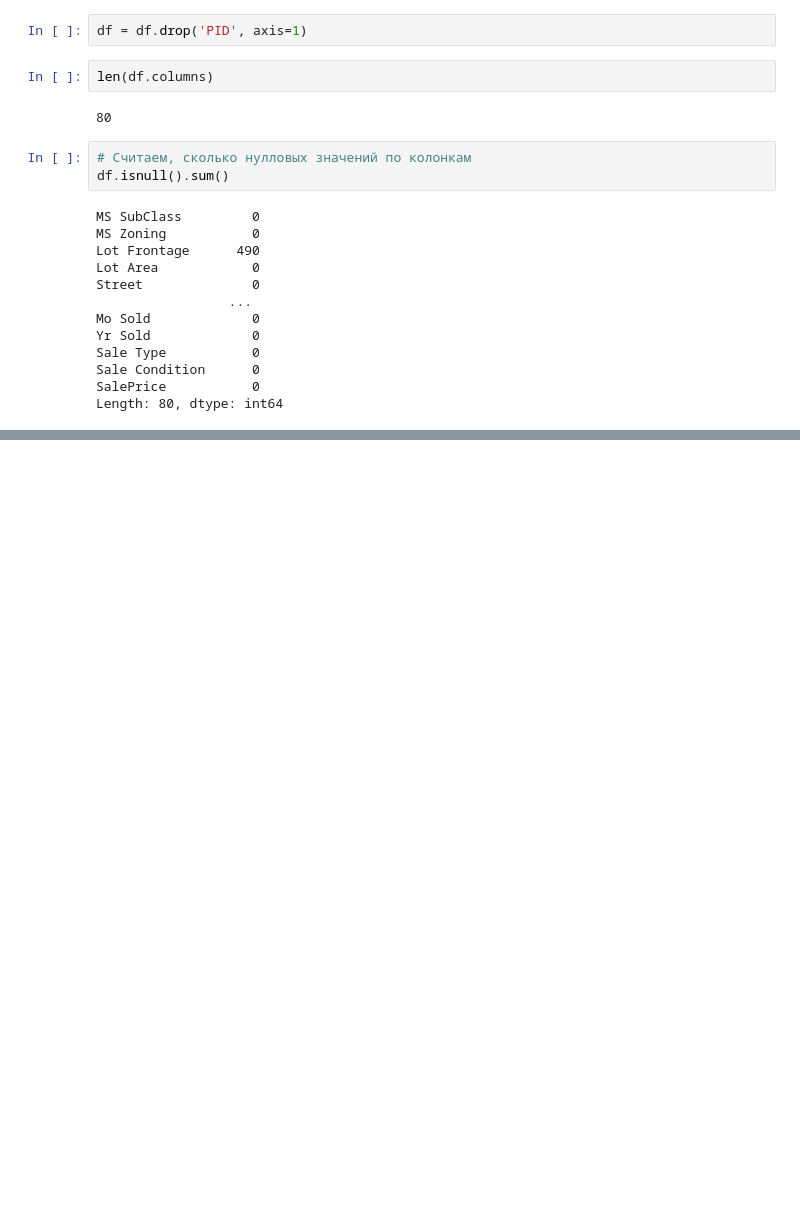
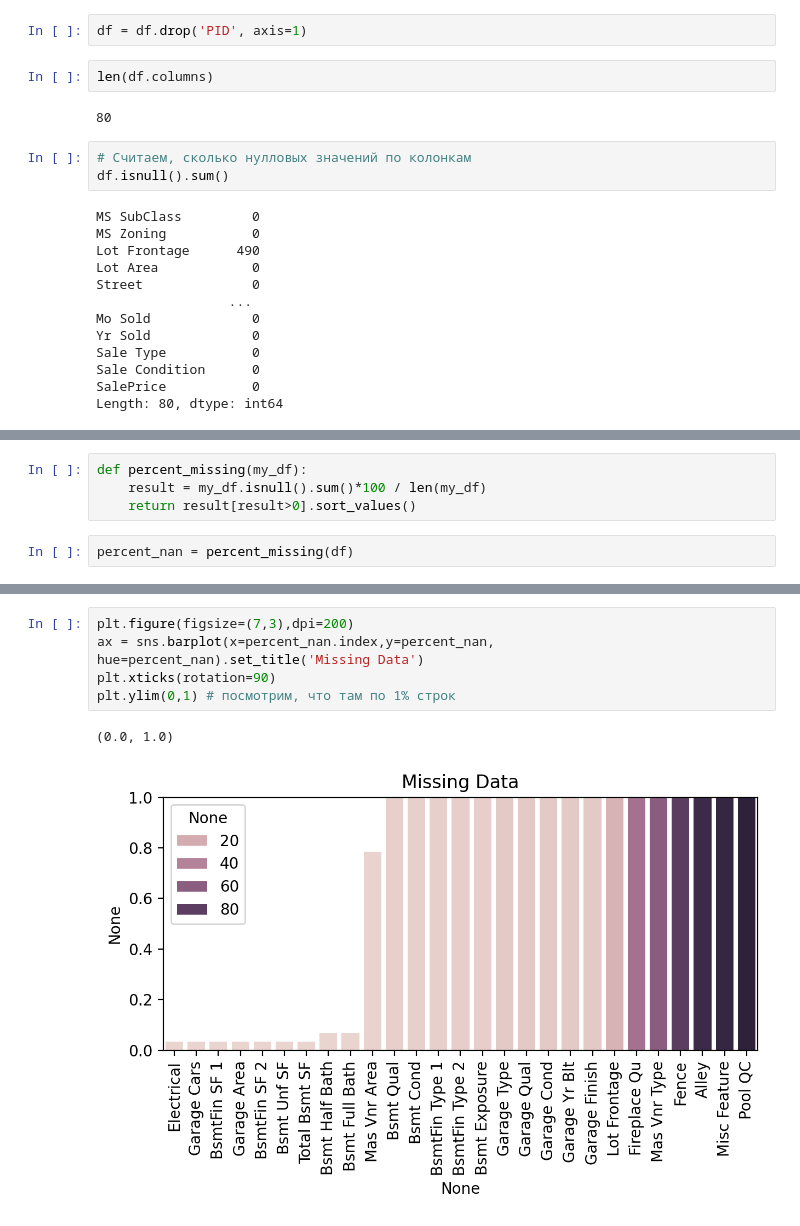
Before and after one commit to sanakulov/ml2, a Jupyter notebook: 09-Feature-Engineering/w1.ipynb, the cells around one changed output, grey strips where cells are left out. Cells and saved outputs as stored; diff of their text form; blank space fills up the shorter version.

```diff
--- a/09-Feature-Engineering/w1.ipynb
+++ b/09-Feature-Engineering/w1.ipynb
@@ -80,0 +97,6 @@ Length: 80, dtype: int64
+# %%
+def percent_missing(my_df):
+    result = my_df.isnull().sum()*100 / len(my_df)
+    return result[result>0].sort_values()
+# %%
+percent_nan = percent_missing(df)
@@ -80,0 +123,8 @@ Length: 80, dtype: int64
+# %%
+plt.figure(figsize=(7,3),dpi=200)
+ax = sns.barplot(x=percent_nan.index,y=percent_nan, hue=percent_nan).set_title('Missing Data')
+plt.xticks(rotation=90)
+plt.ylim(0,1) # посмотрим, что там по 1% строк
+# %% [output]
+(0.0, 1.0)
+[figure, added]
```
Also changed, not shown: parts of 2 cells of this notebook.
